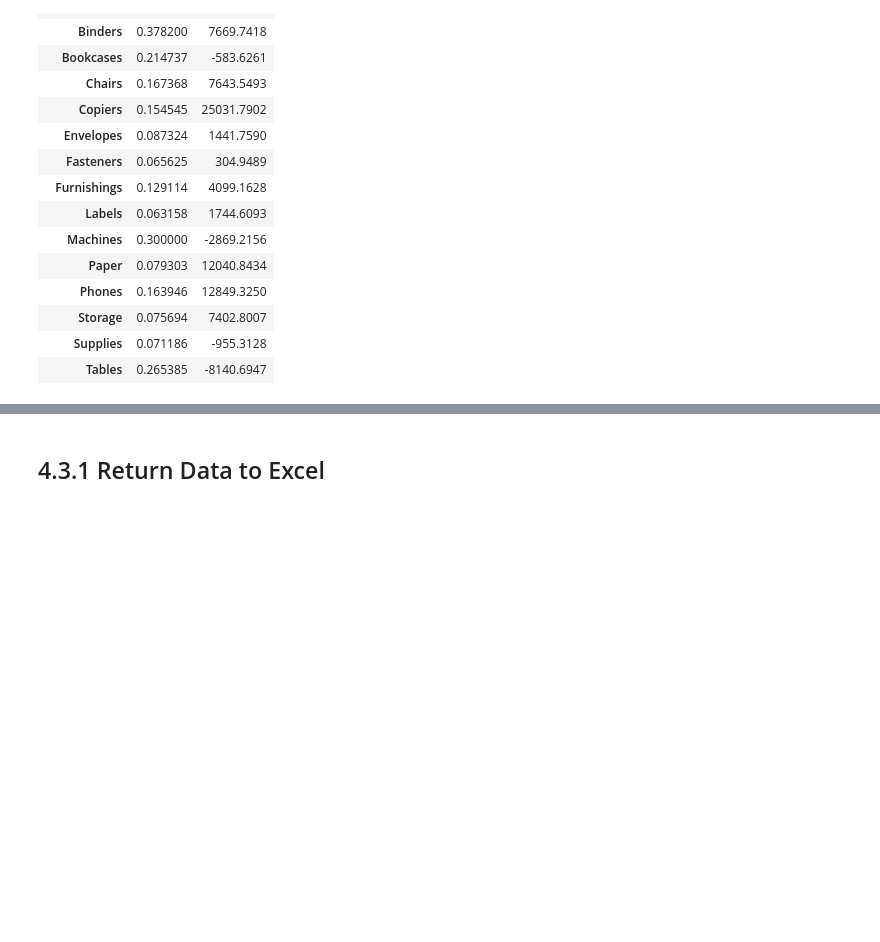
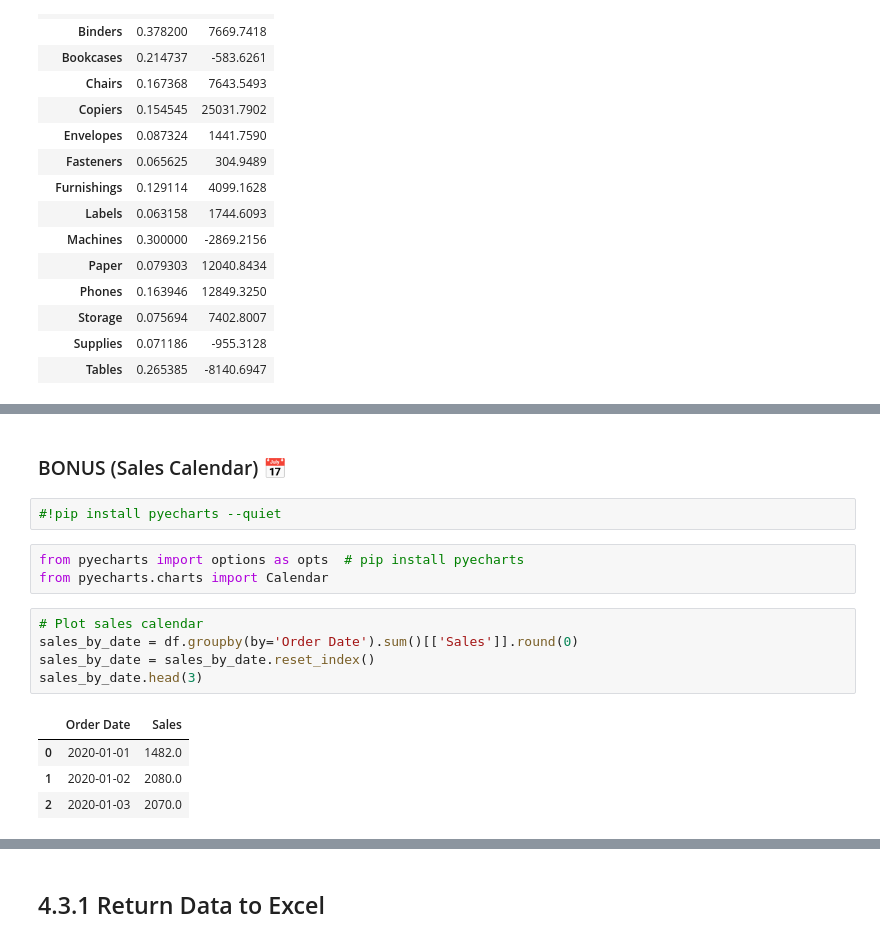
Before and after one commit to Sven-Bo/supercharge-excel-workshop, a Jupyter notebook: Supercharge-Excel-Python.ipynb, the cells around one changed output, grey strips where cells are left out. Drawn from its saved outputs; the diff is of its cells as text; blank space fills up the shorter version.

Commit message:
Add Sales Plot

```diff
--- a/Supercharge-Excel-Python.ipynb
+++ b/Supercharge-Excel-Python.ipynb
@@ -226,3 +227,20 @@ profit_discount_bar = px.bar(
 profit_discount_bar.show()
 # %% [output]
 [interactive output not drawn]
+# %% [markdown]
+### BONUS (Sales Calendar) 📅
+# %%
+#!pip install pyecharts --quiet
+# %%
+from pyecharts import options as opts  # pip install pyecharts
+from pyecharts.charts import Calendar
+# %%
+# Plot sales calendar
+sales_by_date = df.groupby(by='Order Date').sum()[['Sales']].round(0)
+sales_by_date = sales_by_date.reset_index()
+sales_by_date.head(3)
+# %% [output]
+|  | Order Date | Sales |
+| 0 | 2020-01-01 | 1482.0 |
+| 1 | 2020-01-02 | 2080.0 |
+| 2 | 2020-01-03 | 2070.0 |
```
Also changed, not shown: parts of 6 cells of this notebook, 1 other file.
